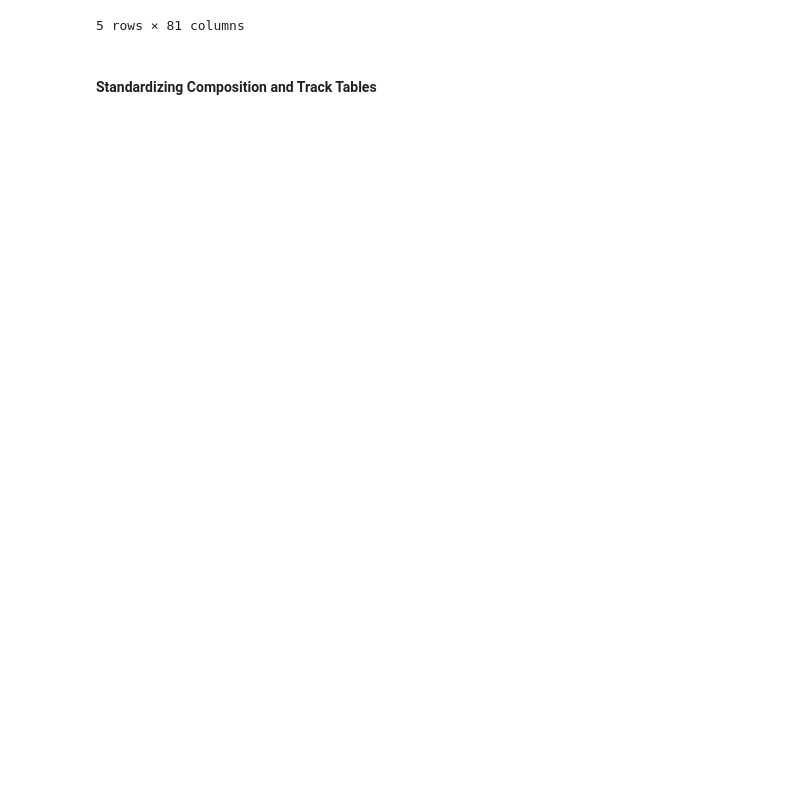
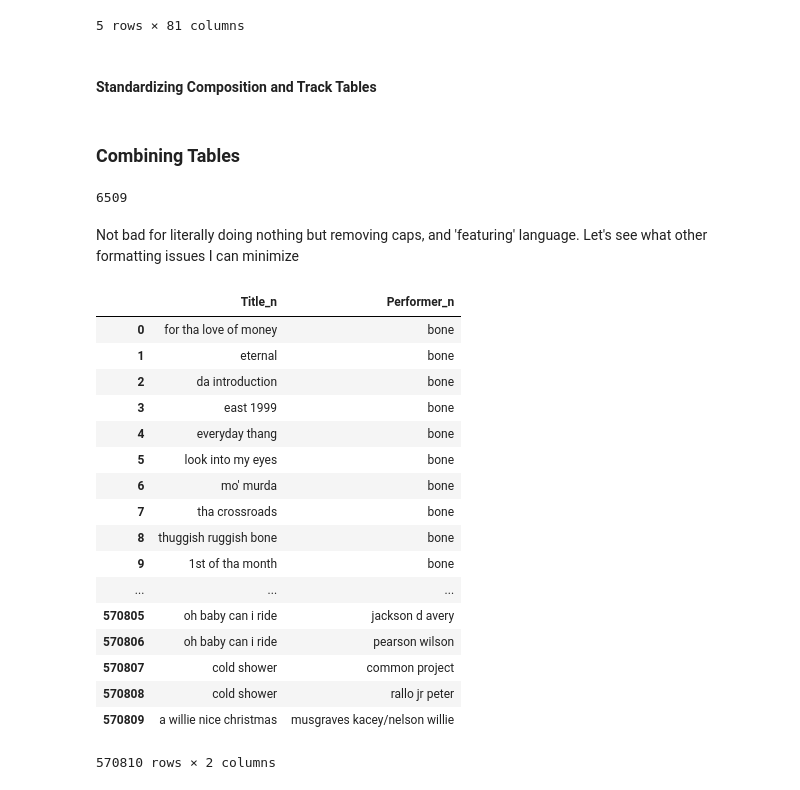
Before and after one commit to jonjohnsontc/songwriter-graph, a Jupyter notebook: notebooks/matching_songs.ipynb, the cells around one changed output. Drawn from its saved outputs; the diff is of its cells as text; code cells hidden in the pictures; blank space fills up the shorter version.

```diff
--- a/notebooks/matching_songs.ipynb
+++ b/notebooks/matching_songs.ipynb
@@ -68,3 +68,11 @@ track_list.head()
 5 rows × 81 columns
 # %% [markdown]
 #### Standardizing Composition and Track Tables
+# %%
+full_comps['Title_n'] = full_comps['Title'].apply(lambda x: x.lower())
+full_comps['Performer_n'] = full_comps['Performer Name'].apply(lambda x: str(x).lower())
+
+track_list['artist_name_n'] = track_list['artist_name'].apply(lambda x: str(x).lower()).apply(lambda x: str(x).strip("''/*"))
+track_list['song_title_n'] = track_list['song_title'].apply(lambda x: str(x).lower()).apply(lambda x: re.sub(r'(\(feat.*)','', x))
+# %% [markdown]
+### Combining Tables
@@ -70,0 +82,27 @@ track_list.head()
+# %%
+len(lol_test[lol_test['CID'].notnull()])
+# %% [output]
+6509
+# %% [markdown]
+Not bad for literally doing nothing but removing caps, and 'featuring' language. Let's see what other formatting issues I can minimize
+# %%
+full_comps[['Title_n', 'Performer_n']]
+# %% [output]
+|  | Title_n | Performer_n |
+| 0 | for tha love of money | bone |
+| 1 | eternal | bone |
+| 2 | da introduction | bone |
+| 3 | east 1999 | bone |
+| 4 | everyday thang | bone |
+| 5 | look into my eyes | bone |
+| 6 | mo' murda | bone |
+| 7 | tha crossroads | bone |
+| 8 | thuggish ruggish bone | bone |
+| 9 | 1st of tha month | bone |
+| ... | ... | ... |
+| 570805 | oh baby can i ride | jackson d avery |
+| 570806 | oh baby can i ride | pearson wilson |
+| 570807 | cold shower | common project |
+| 570808 | cold shower | rallo jr peter |
+| 570809 | a willie nice christmas | musgraves kacey/nelson willie |
+570810 rows × 2 columns
```
Also changed, not shown: parts of 3 cells of this notebook, 16 other files.
